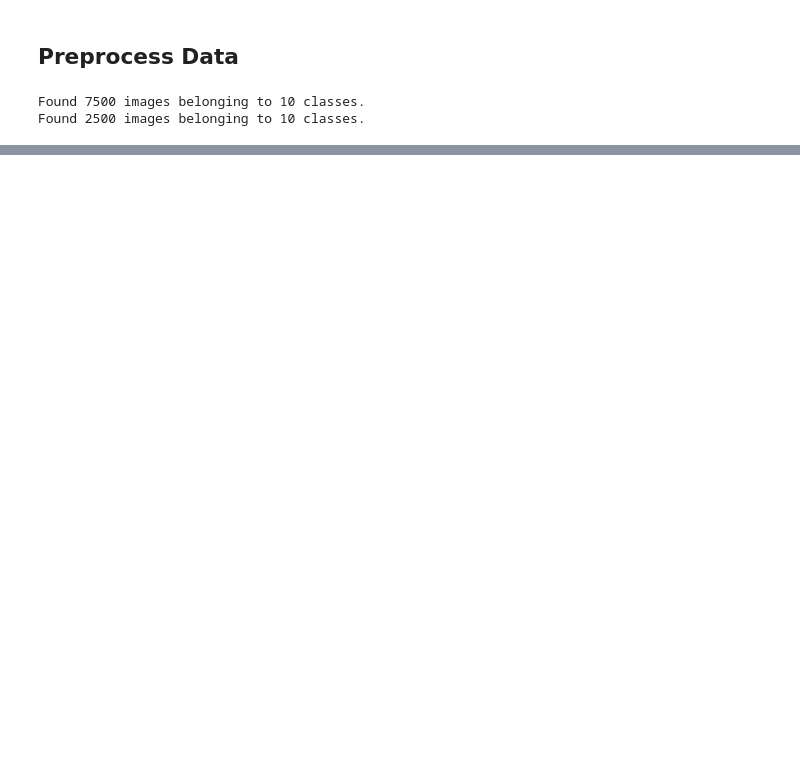
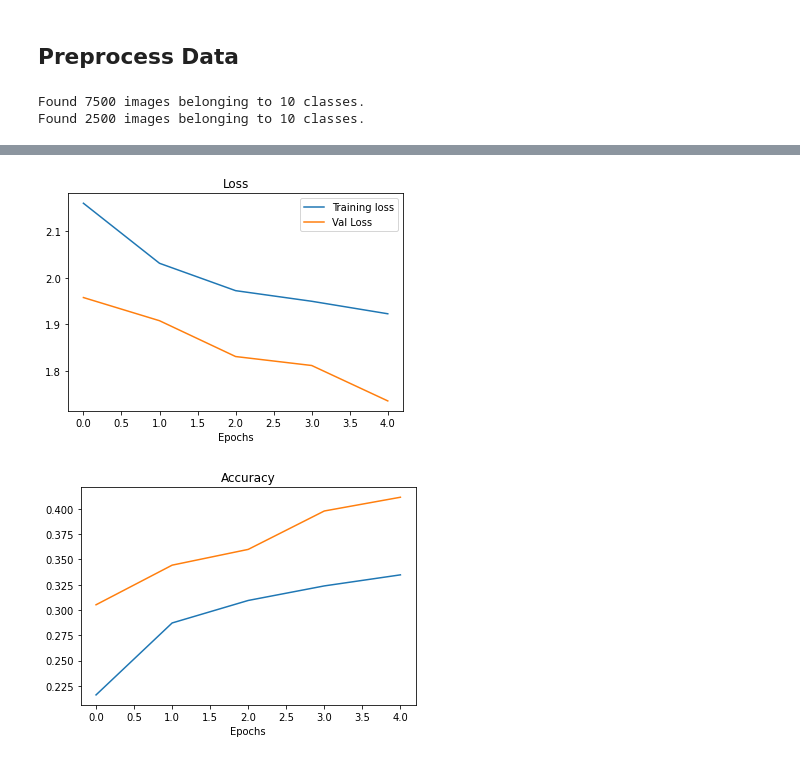
Before and after one commit to leogalbu/Colab_Notebook, a Jupyter notebook: Multiclass_Food_Classification.ipynb, the cells around one changed output, grey strips where cells are left out. Cells and saved outputs as stored; diff of their text form; code cells hidden in the pictures; blank space fills up the shorter version.

```diff
--- a/Multiclass_Food_Classification.ipynb
+++ b/Multiclass_Food_Classification.ipynb
@@ -100,0 +242,16 @@ Found 2500 images belonging to 10 classes.
+# %%
+train_datagen_augmented = ImageDataGenerator(
+        rescale=1/255.,
+        featurewise_center=False,  # set input mean to 0 over the dataset
+        samplewise_center=False,  # set each sample mean to 0
+        featurewise_std_normalization=False,  # divide inputs by std of the dataset
+        samplewise_std_normalization=False,  # divide each input by its std
+        zca_whitening=False,  # apply ZCA whitening
+        rotation_range=10,  # randomly rotate images in the range (degrees, 0 to 180)
+        zoom_range = 0.1, # Randomly zoom image
+        width_shift_range=0.2,  # randomly shift images horizontally (fraction of total width)
+        height_shift_range=0.2,  # randomly shift images vertically (fraction of total height)
+        horizontal_flip=True,  # randomly flip images
+        vertical_flip=False)  # randomly flip images
+
+train_data = train_datagen_augmented.flow_from_directory(train_dir, target_size=(224,224), batch_size=32, class_mode='categorical')
@@ -100,0 +266,8 @@ Found 2500 images belonging to 10 classes.
+# %%
+# Clone model_1
+model_3 = tf.keras.models.clone_model(model_1)
+# Compile the model
+model_3.compile(loss='categorical_crossentropy', metrics=['accuracy'], optimizer=Adam())
+# %%
+# Fit the model
+history_3 = model_3.fit(train_data, epochs=5, steps_per_epoch=len(train_data), validation_data=test_data, validation_steps=len(test_data))
@@ -100,0 +285,5 @@ Found 2500 images belonging to 10 classes.
+# %%
+plot_loss_curves(history_3)
+# %% [output]
+[figure, added]
+[figure, added]
```
Also changed, not shown: parts of 28 cells of this notebook.
